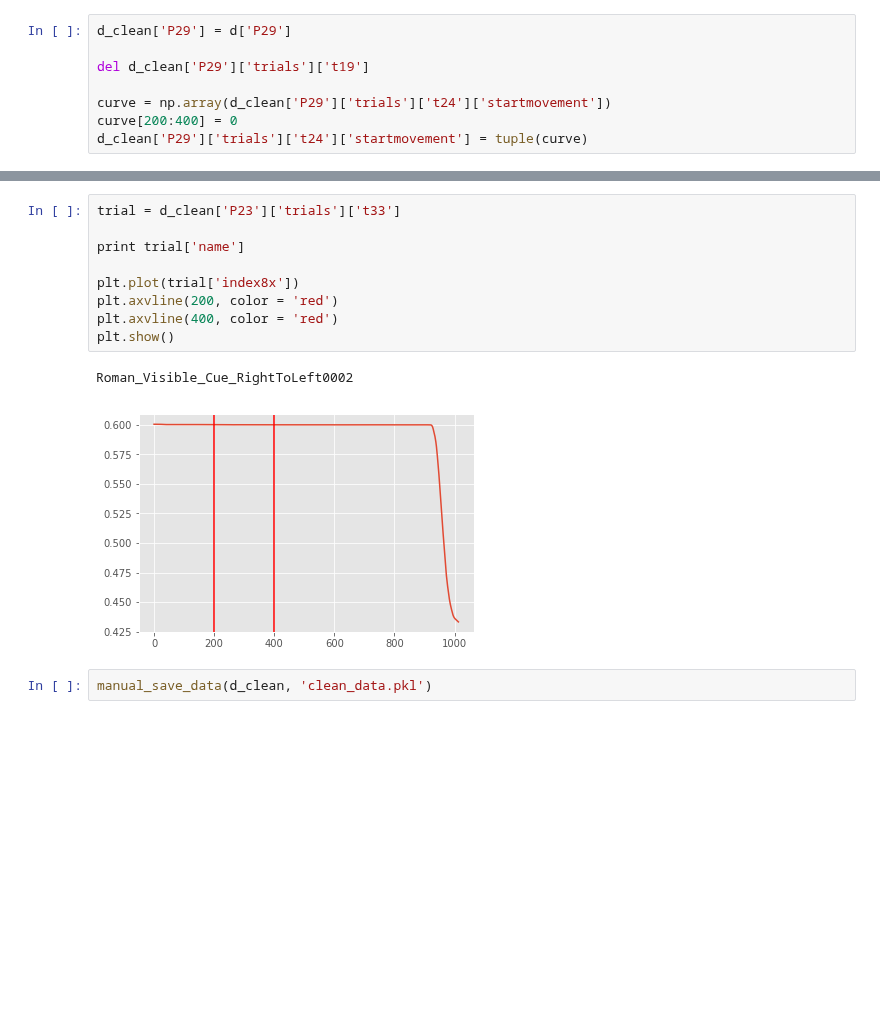
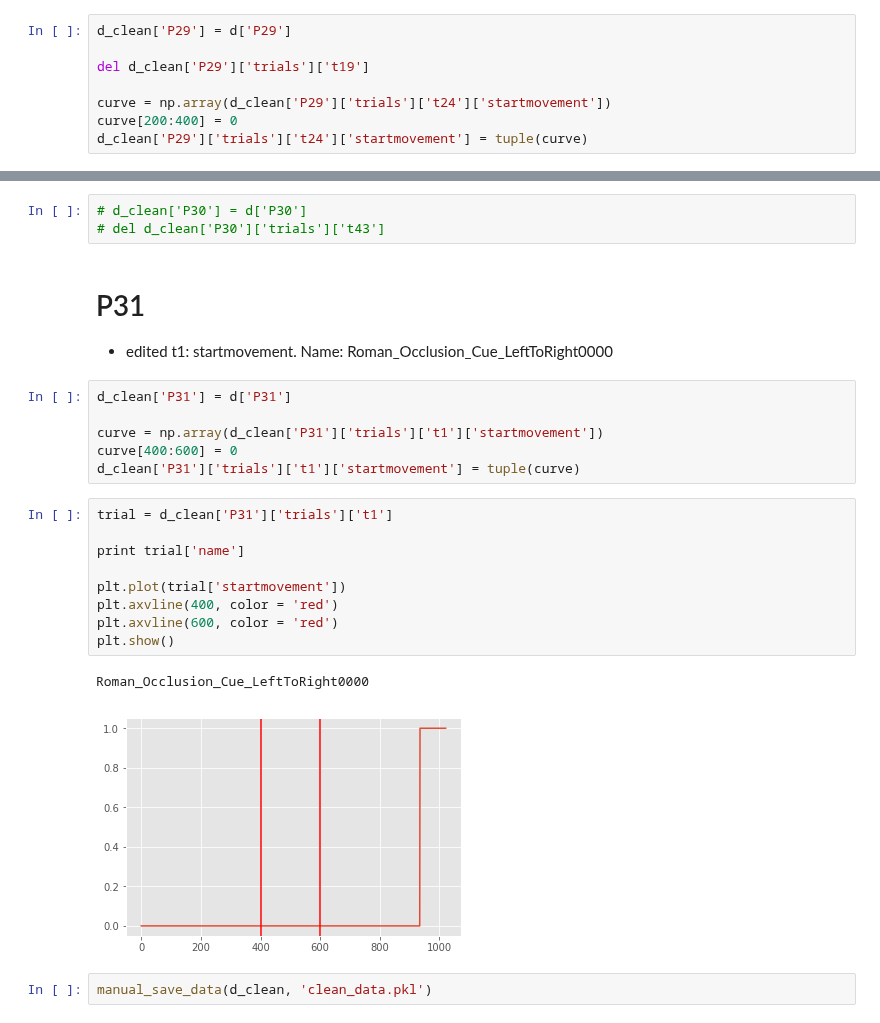
Before and after one commit to Roman-Belenya/perception_and_action, a Jupyter notebook: processing.ipynb, the cells around one changed output, grey strips where cells are left out. Cells and saved outputs as stored; diff of their text form; blank space fills up the shorter version.

```diff
--- a/processing.ipynb
+++ b/processing.ipynb
@@ -299,15 +306,28 @@ d_clean['P29']['trials']['t24']['startmovement'] = tuple(curve)
+# %%
+# d_clean['P30'] = d['P30']
+# del d_clean['P30']['trials']['t43']
+# %% [markdown]
+# P31
+
+- edited t1: startmovement. Name: Roman_Occlusion_Cue_LeftToRight0000
+# %%
+d_clean['P31'] = d['P31']
+
+curve = np.array(d_clean['P31']['trials']['t1']['startmovement'])
+curve[400:600] = 0
+d_clean['P31']['trials']['t1']['startmovement'] = tuple(curve)
 # %%
-trial = d_clean['P23']['trials']['t33']
+trial = d_clean['P31']['trials']['t1']
 
 print trial['name']
 
-plt.plot(trial['index8x'])
-plt.axvline(200, color = 'red')
+plt.plot(trial['startmovement'])
 plt.axvline(400, color = 'red')
+plt.axvline(600, color = 'red')
 plt.show()
 # %% [output]
-Roman_Visible_Cue_RightToLeft0002
+Roman_Occlusion_Cue_LeftToRight0000
-[figure, old version]
+[figure, new version]
 # %%
 manual_save_data(d_clean, 'clean_data.pkl')
 # %% [output]
```
Also changed, not shown: parts of 1 cell of this notebook, 2 other files.
